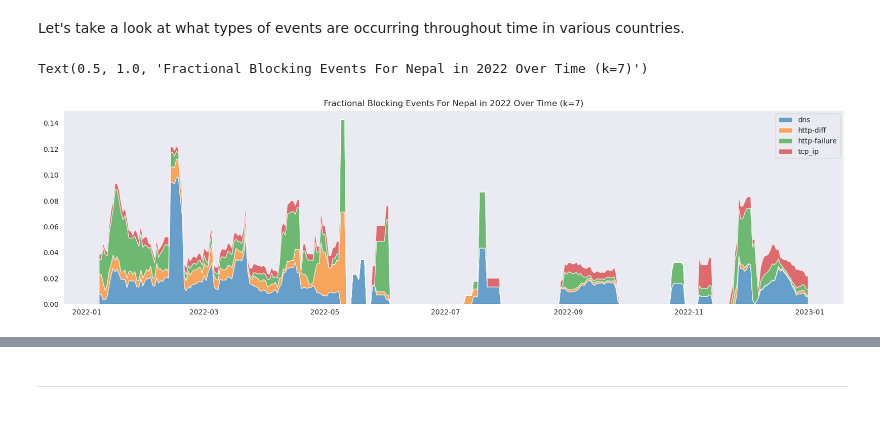
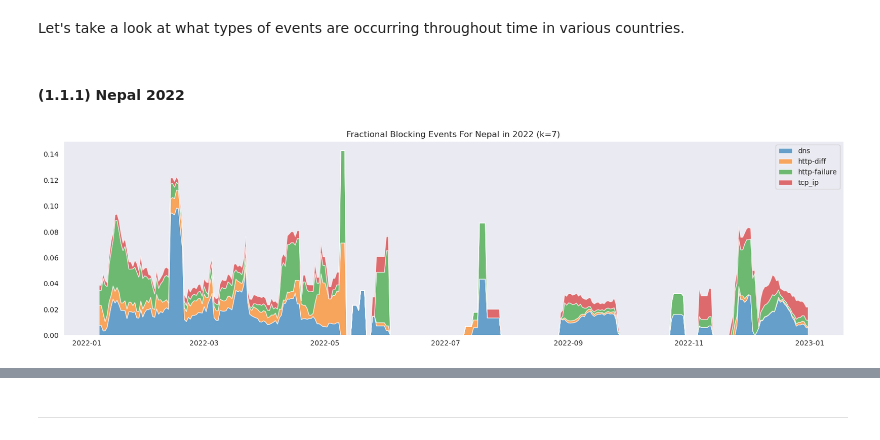
Before and after one commit to mdushkoff/OONI_DataAnalysis, a Jupyter notebook: src/FullAnalysis.ipynb, the cells around one changed output, grey strips where cells are left out. Saved outputs shown, nothing was run; the diff lists cells and outputs as text; code cells hidden in the pictures.

```diff
--- a/src/FullAnalysis.ipynb
+++ b/src/FullAnalysis.ipynb
@@ -130,9 +177,11 @@ blocking_events = {
     } for country in web_data
 }
 # %%
-# Compute rolling totals
+# Compute rolling totals, means, and standard deviations
 k=7
 totals = {country : { year : {} for year in blocking_events[country] } for country in blocking_events}
+means = {country : { year : {} for year in blocking_events[country] } for country in blocking_events}
+stds = {country : { year : {} for year in blocking_events[country] } for country in blocking_events}
 for country in blocking_events:
     for year in blocking_events[country]:
         for event_type in blocking_events[country][year]:
@@ -142,7 +191,9 @@ for country in blocking_events:
             # Fill all empty events with zeroes
             d = blocking_events[country][year][event_type]
             tmp = d.groupby(d.index).size()
-            totals[country][year][event_type] = tmp.reindex(date_range, fill_value=0).rolling(window=k).sum().dropna()
+            totals[country][year][event_type] = tmp.copy().reindex(date_range, fill_value=0).rolling(window=k).sum().dropna()
+            means[country][year][event_type] = tmp.copy().reindex(date_range, fill_value=0).rolling(window=k).mean().dropna()
+            stds[country][year][event_type] = tmp.copy().reindex(date_range, fill_value=0).rolling(window=k).std().dropna()
 # %%
 # Calculate fractional events
 fracs = {country : { year : {} for year in totals[country] } for country in totals}
@@ -154,20 +205,22 @@ for country in totals:
         fracs[country][year] =  d.div(tsum, axis=0).fillna(0)
 # %% [markdown]
 Let's take a look at what types of events are occurring throughout time in various countries.
+# %% [markdown]
+#### (1.1.1) Nepal 2022
 # %%
 # Select a country and year
 country = 'np'
 year = '2022'
 f = fracs[country][year]
 f = f[f.columns[f.columns != 'False']]
 ft = [f[c] for c in f.columns.sort_values()]
 
 # Plot fractional events
 plt.rcParams['figure.figsize'] = [20, 5]
 plt.stackplot(ft[0].index, *ft, labels=f.columns.sort_values(), alpha=0.65)
 plt.legend()
 plt.grid()
-plt.title(f'Fractional Blocking Events For Nepal in {year} Over Time (k={k})')
+plt.title(f'Fractional Blocking Events For Nepal in {year} (k={k})')
+plt.show()
 # %% [output]
-Text(0.5, 1.0, 'Fractional Blocking Events For Nepal in 2022 Over Time (k=7)')
-[figure, old version]
+[figure, new version]
```
Also changed, not shown: parts of 33 cells of this notebook.
